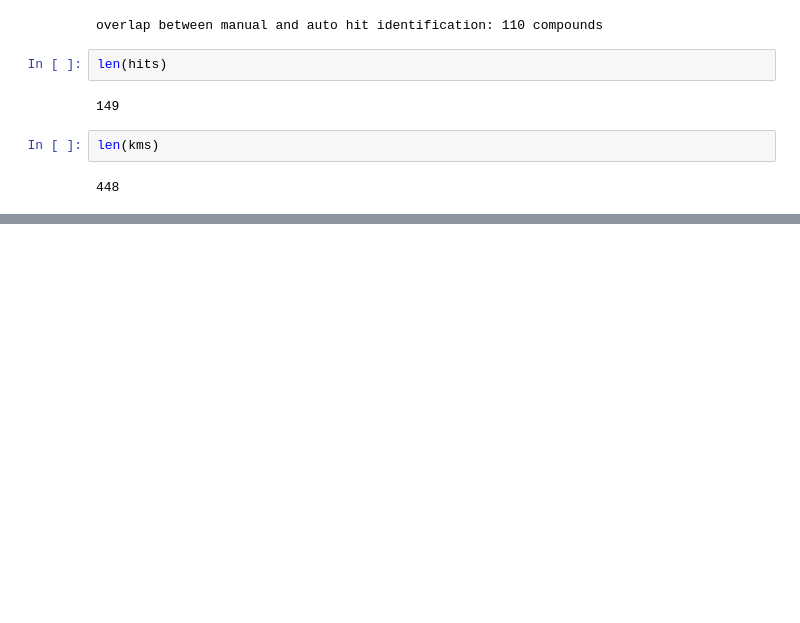
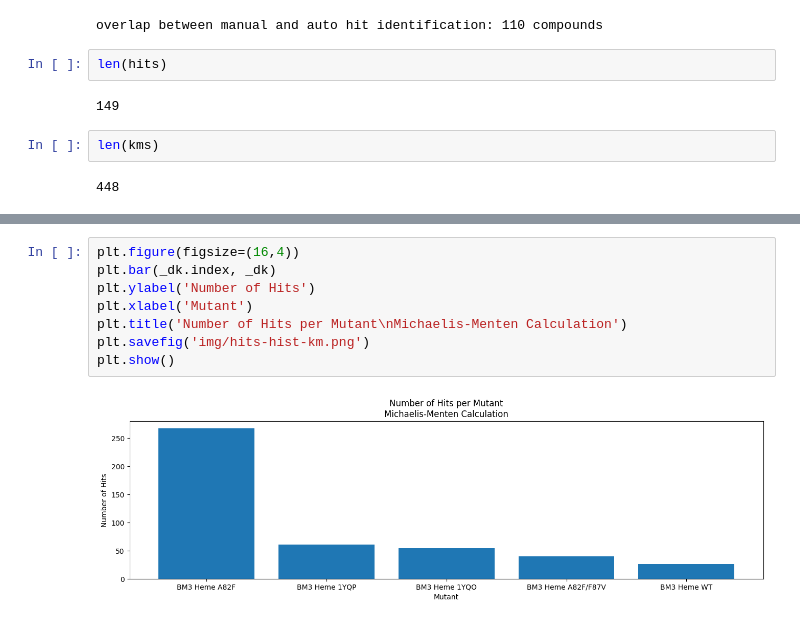
Before and after one commit to TrellixVulnTeam/screening-fist_OO2T, a Jupyter notebook: nb/screening-data.ipynb, the cells around one changed output, grey strips where cells are left out. Cells and saved outputs as stored; diff of their text form; blank space fills up the shorter version.

```diff
--- a/nb/screening-data.ipynb
+++ b/nb/screening-data.ipynb
@@ -471,0 +462,10 @@ plt.show()
+# %%
+plt.figure(figsize=(16,4))
+plt.bar(_dk.index, _dk)
+plt.ylabel('Number of Hits')
+plt.xlabel('Mutant')
+plt.title('Number of Hits per Mutant\nMichaelis-Menten Calculation')
+plt.savefig('img/hits-hist-km.png')
+plt.show()
+# %% [output]
+[figure, added]
```
Also changed, not shown: parts of 14 cells of this notebook, 4 other files.
